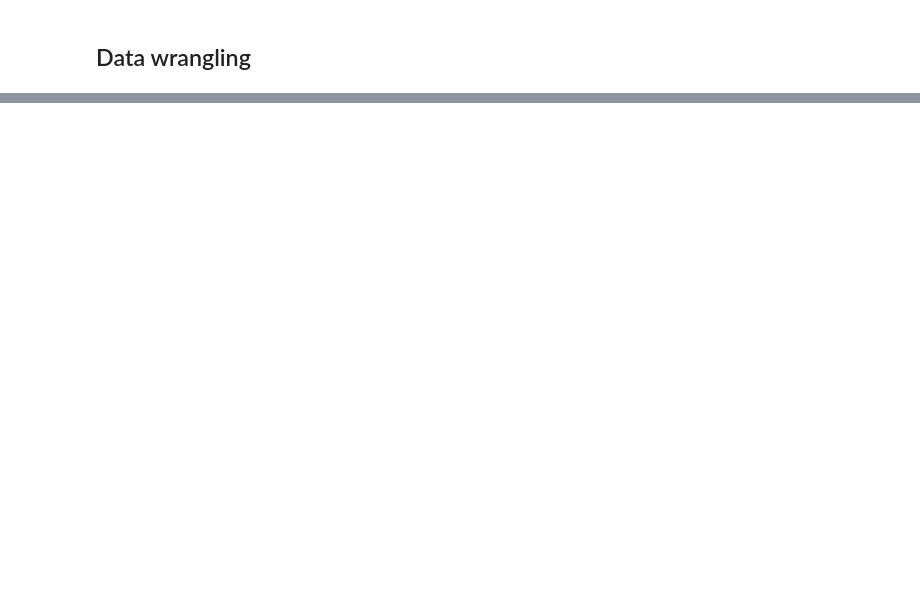
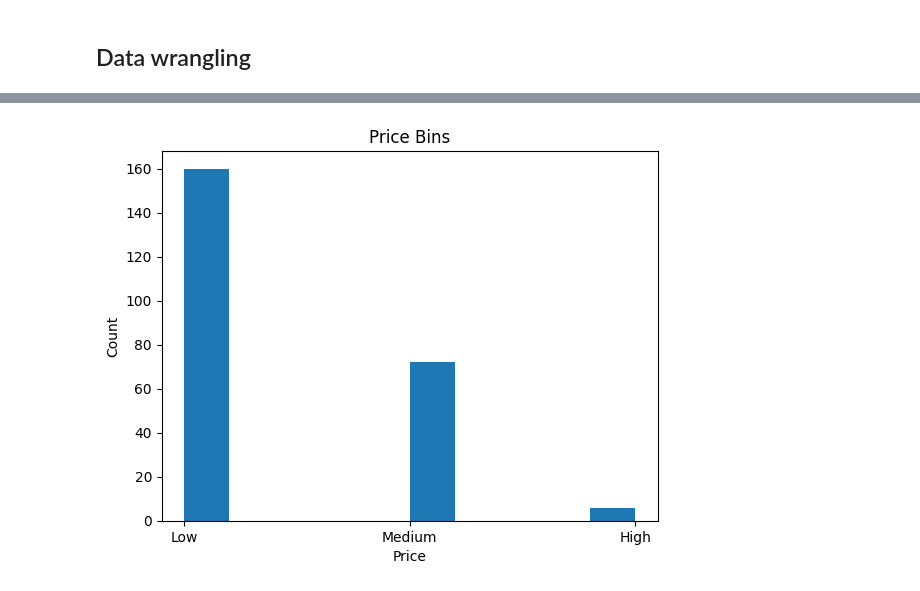
Before and after one commit to schonsnatan/Data-Analysis-Laptops, a Jupyter notebook: project.ipynb, the cells around one changed output, grey strips where cells are left out. Cells and saved outputs as stored; diff of their text form; code cells hidden in the pictures; blank space fills up the shorter version.

```diff
--- a/project.ipynb
+++ b/project.ipynb
@@ -26,0 +216,12 @@ df.info()
+# %%
+plt.hist(df['Price-binned'], histtype='bar', rwidth=50)  # Histogram for price-binned
+
+# Adding titles and labels
+plt.title('Price Bins')  # Title of the plot
+plt.xlabel('Price')  # X-axis label
+plt.ylabel('Count')  # Y-axis label
+
+# Show the plot
+plt.show()
+# %% [output]
+[figure, added]
```
Also changed, not shown: parts of 26 cells of this notebook, 1 other file.
